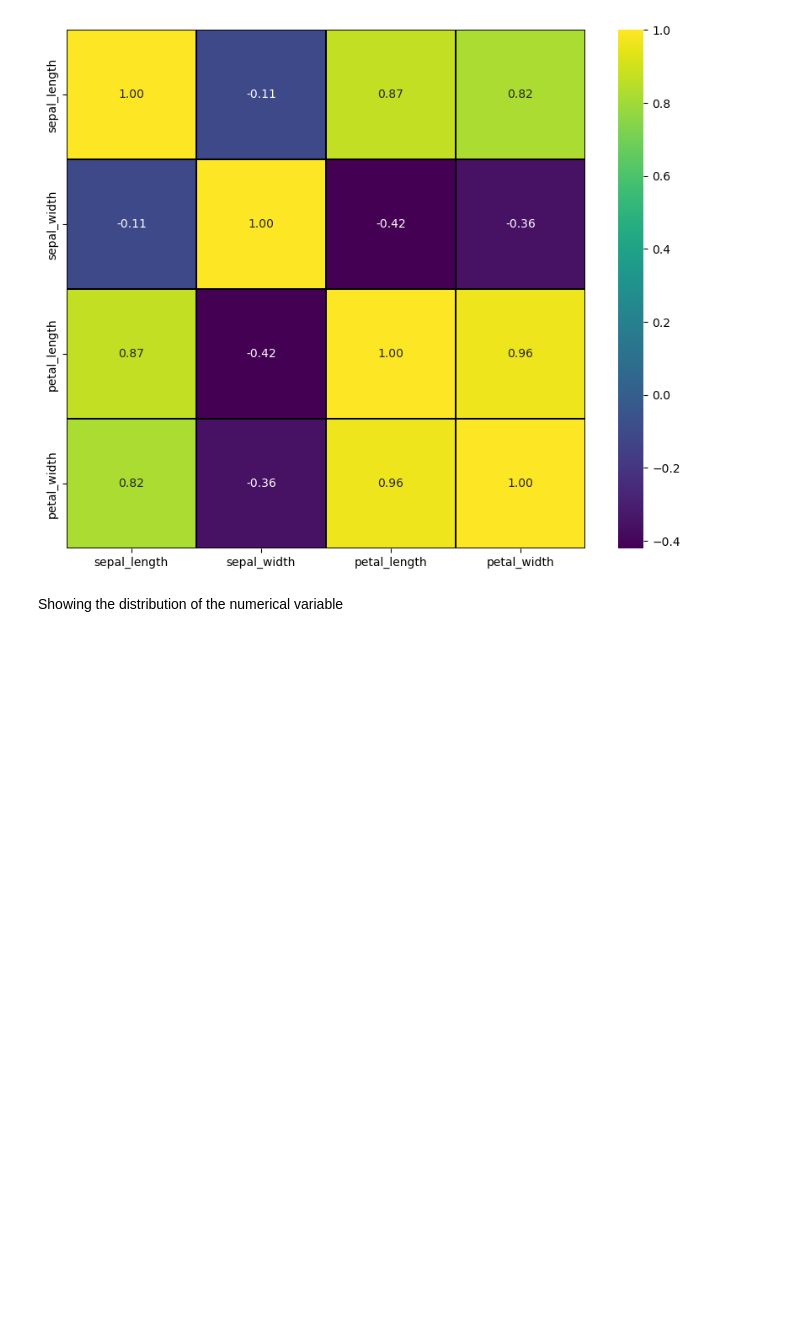
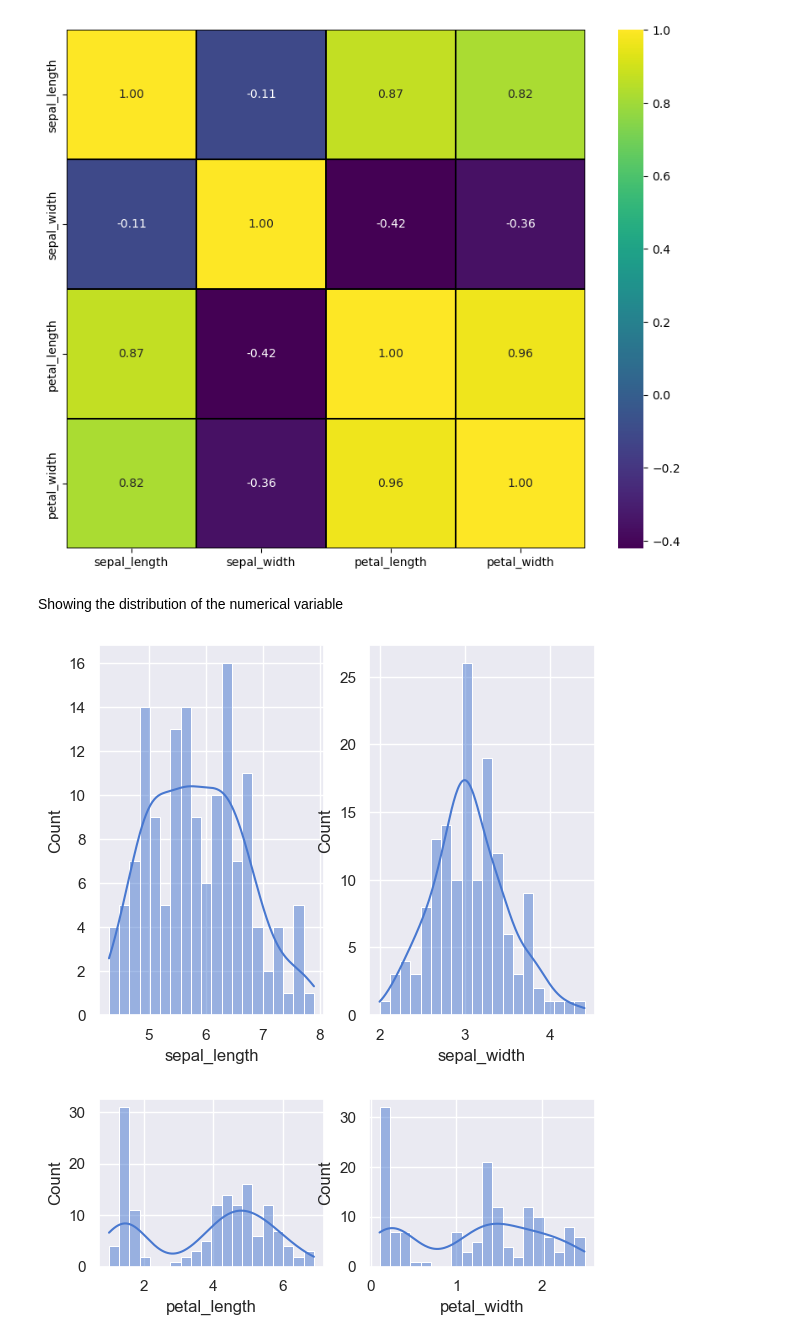
Before and after one commit to abufaheema/CODSOFT2, a Jupyter notebook: iris_flower_prediction.ipynb, the cells around one changed output. Drawn from its saved outputs; the diff is of its cells as text; code cells hidden in the pictures; blank space fills up the shorter version.

Commit message:
updating on some visualization

```diff
--- a/iris_flower_prediction.ipynb
+++ b/iris_flower_prediction.ipynb
@@ -7,6 +7,8 @@ import matplotlib.pyplot as plt
 import seaborn as sns
 import warnings
 warnings.filterwarnings('ignore')
+
+sns.set_theme(style="darkgrid", context="notebook", palette="muted", font="Arial")
 # %%
 # importing the dataset
 iris_data =pd.read_csv('IRIS.csv')
@@ -99,3 +101,22 @@ plt.show()
 [figure]
 # %% [markdown]
 Showing the distribution of the numerical variable
+# %%
+plt.subplot(1,2,1)
+sns.histplot(data=iris_data,x='sepal_length',bins=20,kde=True)
+
+plt.subplot(1,2,2)
+sns.histplot(data=iris_data,x='sepal_width',bins=20,kde=True)
+plt.show()
+
+
+plt.subplot(2,2,1)
+sns.histplot(data=iris_data,x='petal_length',bins=20,kde=True)
+
+plt.subplot(2,2,2)
+sns.histplot(data=iris_data,x='petal_width',bins=20,kde=True)
+
+plt.show()
+# %% [output]
+[figure, added]
+[figure, added]
```
Also changed, not shown: parts of 8 cells of this notebook.
